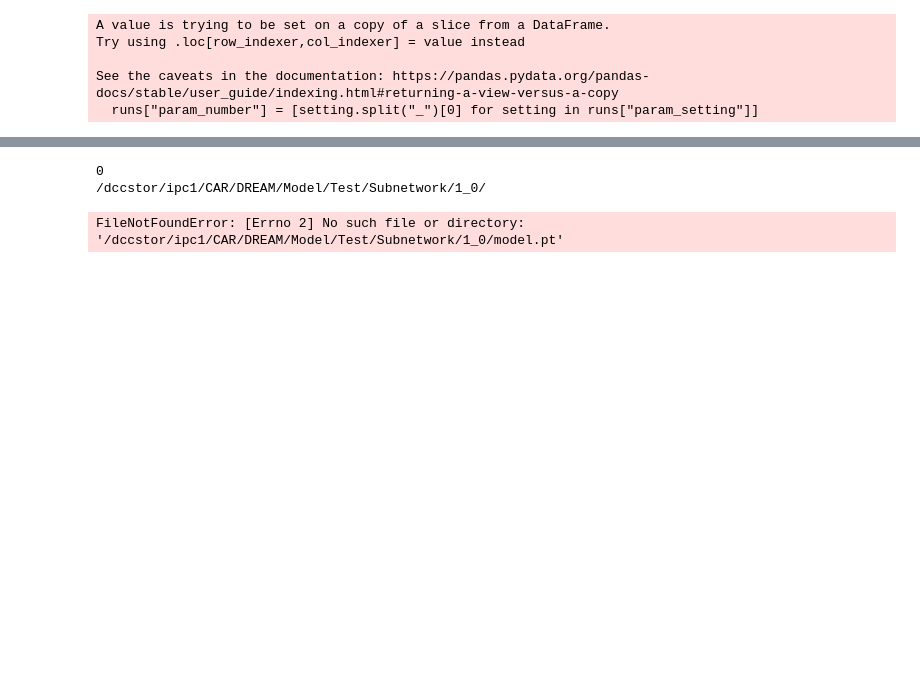
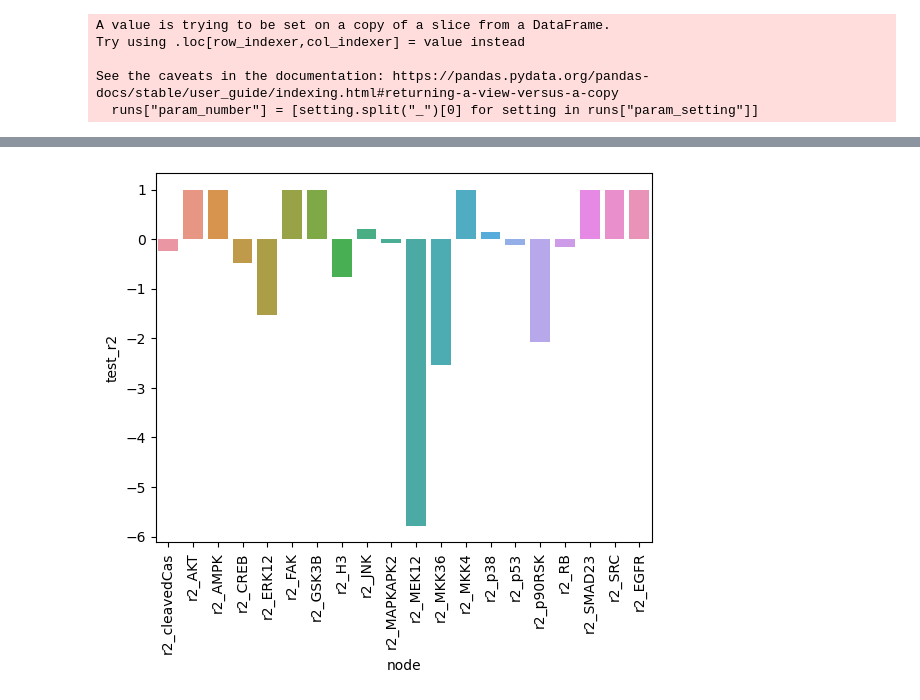
Before and after one commit to c-legac/biofuzznet, a Jupyter notebook: Notebooks/20230619_Subnetwork_results.ipynb, the cells around one changed output, grey strips where cells are left out. Cells and saved outputs as stored; diff of their text form; code cells hidden in the pictures; blank space fills up the shorter version.

```diff
--- a/Notebooks/20230619_Subnetwork_results.ipynb
+++ b/Notebooks/20230619_Subnetwork_results.ipynb
@@ -177,18 +205,0 @@ best_param = 1
-# %%
-# Average over folds
-data_folder = "/dccstor/ipc1/CAR/DREAM/"
-run_base = f"{data_folder}Model/Test/Subnetwork/1_"
-
-test_outputs = []
-test_unscaleds = []
-for i in range(5):
-    print(i)
-    run_folder = f"{run_base}{i}/"
-    test_output, test_unscaled = get_test_data_formatted(run_folder, data_folder)
-
-    test_outputs.append(test_output)
-    test_unscaleds.append(test_unscaled)
-# %% [output]
-0
-/dccstor/ipc1/CAR/DREAM/Model/Test/Subnetwork/1_0/
-FileNotFoundError: [Errno 2] No such file or directory: '/dccstor/ipc1/CAR/DREAM/Model/Test/Subnetwork/1_0/model.pt'
@@ -196,0 +206,5 @@ FileNotFoundError: [Errno 2] No such file or directory: '/dccstor/ipc1/CAR/DREAM
+# %%
+sns.barplot(data=best_run, x="node", y="test_r2")
+t=plt.xticks(rotation=90)
+# %% [output]
+[figure, added]
```
Also changed, not shown: parts of 25 cells of this notebook, 1 other file.
